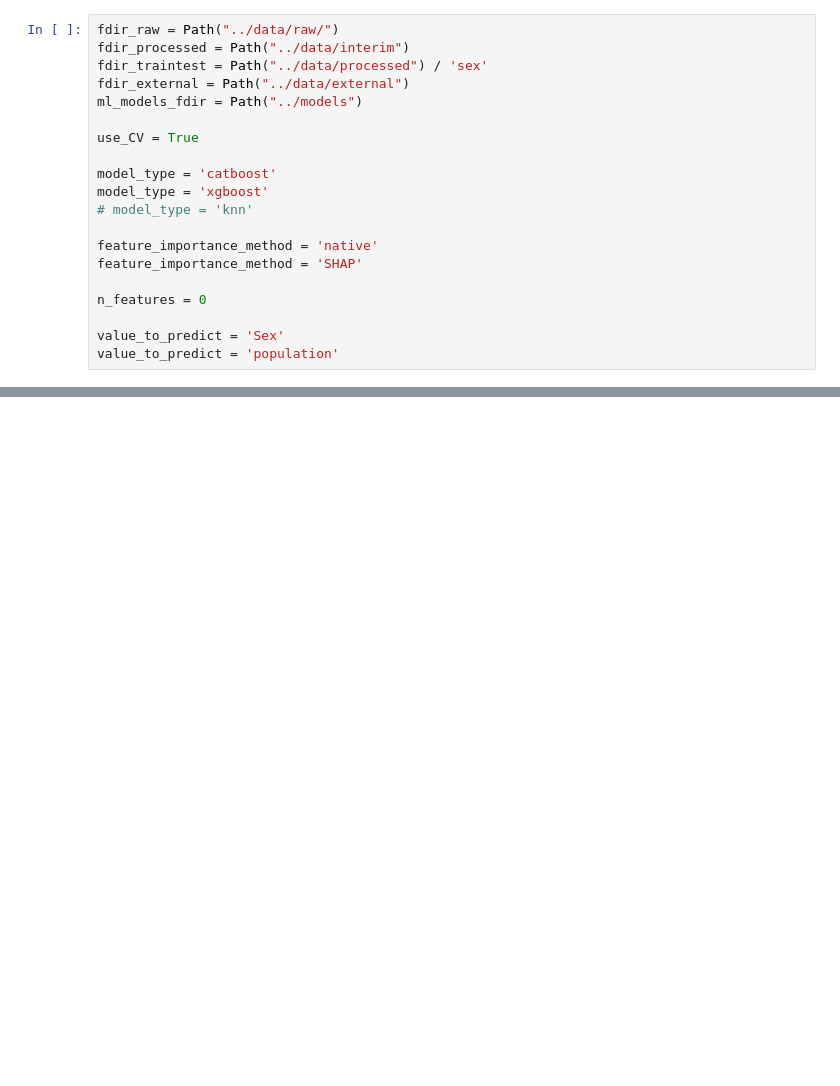
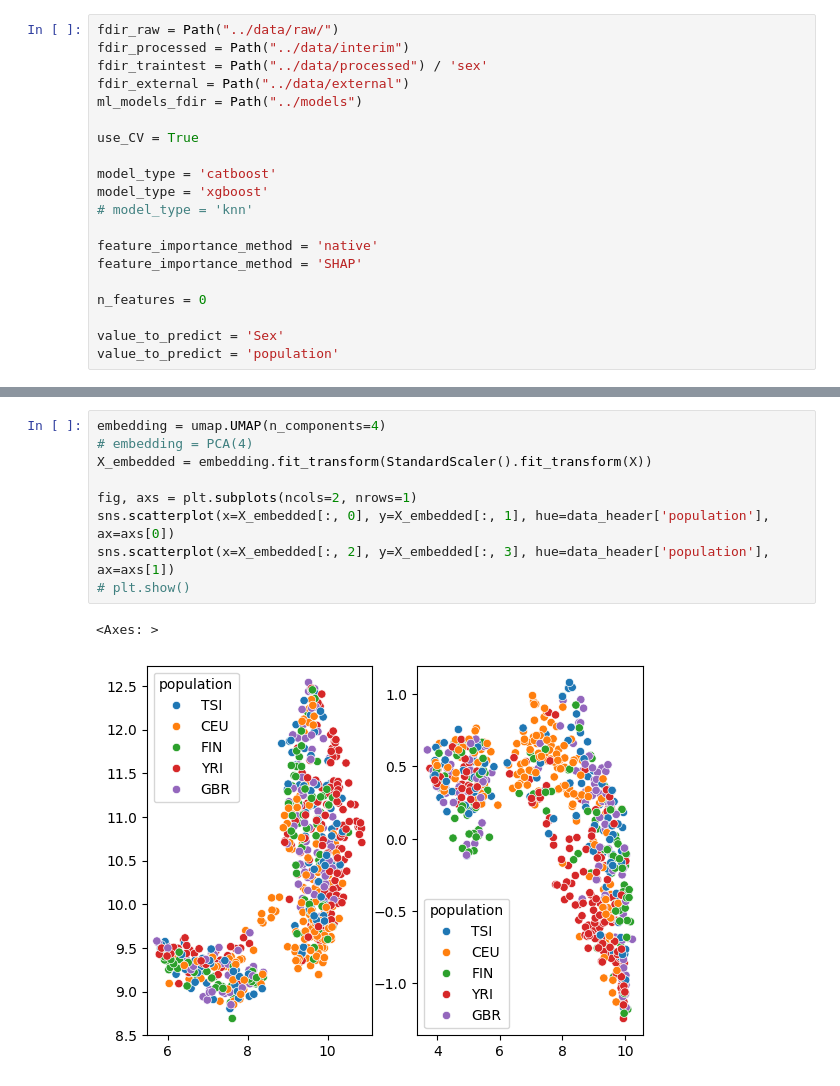
Before and after one commit to zodelheim/sea-infer-rna-seq, a Jupyter notebook: notebooks/PopulationPredictionTest.ipynb, the cells around one changed output, grey strips where cells are left out. Saved outputs shown, nothing was run; the diff lists cells and outputs as text; blank space fills up the shorter version.

```diff
--- a/notebooks/PopulationPredictionTest.ipynb
+++ b/notebooks/PopulationPredictionTest.ipynb
@@ -144,0 +209,12 @@ array([0, 1, 2, 3, 4])
+# %%
+embedding = umap.UMAP(n_components=4)
+# embedding = PCA(4)
+X_embedded = embedding.fit_transform(StandardScaler().fit_transform(X))
+
+fig, axs = plt.subplots(ncols=2, nrows=1)
+sns.scatterplot(x=X_embedded[:, 0], y=X_embedded[:, 1], hue=data_header['population'], ax=axs[0])
+sns.scatterplot(x=X_embedded[:, 2], y=X_embedded[:, 3], hue=data_header['population'], ax=axs[1])
+# plt.show()
+# %% [output]
+<Axes: >
+[figure, added]
```
Also changed, not shown: parts of 12 cells of this notebook.
